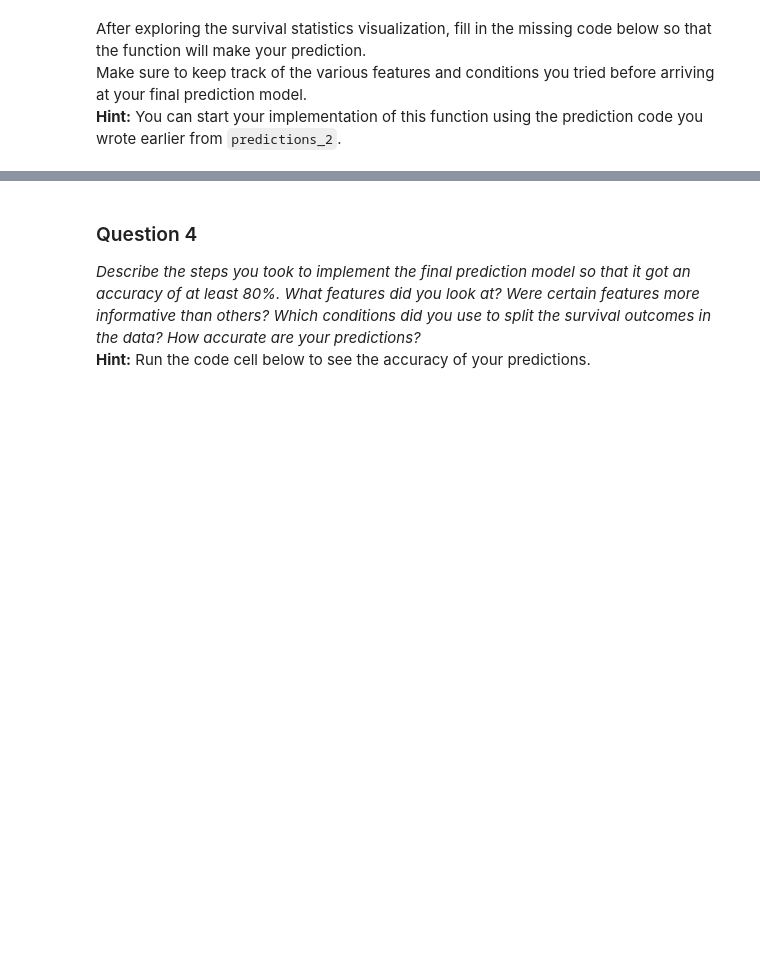
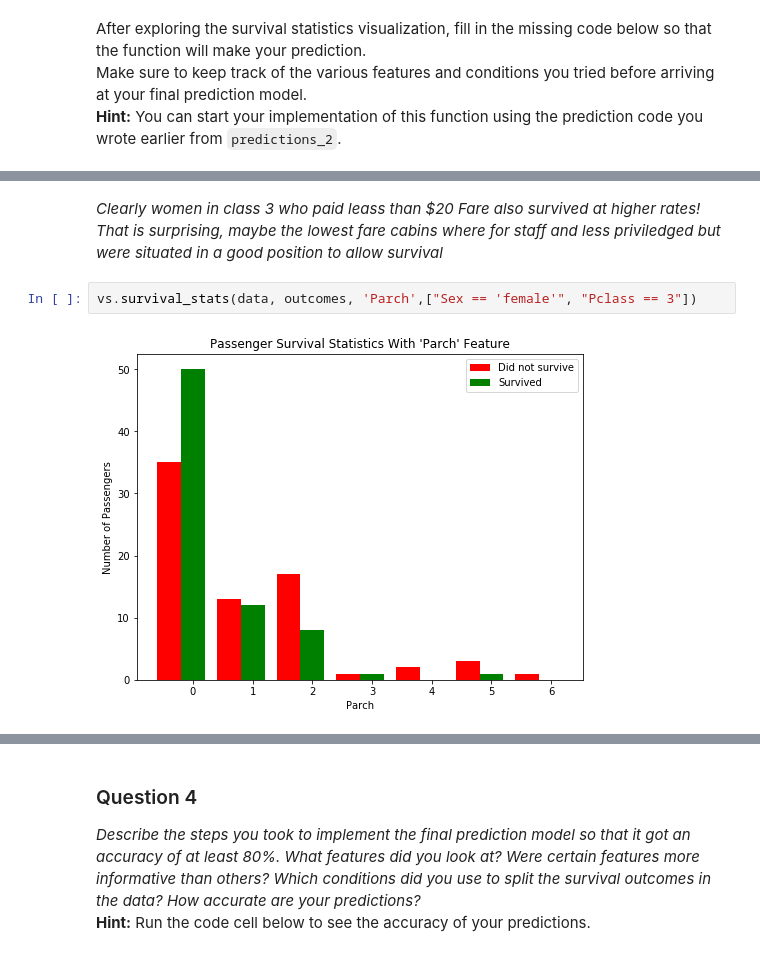
Before and after one commit to tichmangono/titanic_survival_exploration, a Jupyter notebook: titanic_survival_exploration.ipynb, the cells around one changed output, grey strips where cells are left out. Cells and saved outputs as stored; diff of their text form; blank space fills up the shorter version.

```diff
--- a/titanic_survival_exploration.ipynb
+++ b/titanic_survival_exploration.ipynb
@@ -241,0 +270,8 @@ Make sure to keep track of the various features and conditions you tried before
+# %% [markdown]
+*Clearly women in class 3 who paid leass than $20 Fare also survived at higher rates!
+That is surprising, maybe the lowest fare cabins where for staff and less priviledged
+but were situated in a good position to allow survival*
+# %%
+vs.survival_stats(data, outcomes, 'Parch',["Sex == 'female'", "Pclass == 3"])
+# %% [output]
+[figure, added]
```
Also changed, not shown: parts of 24 cells of this notebook, 1 other file.
